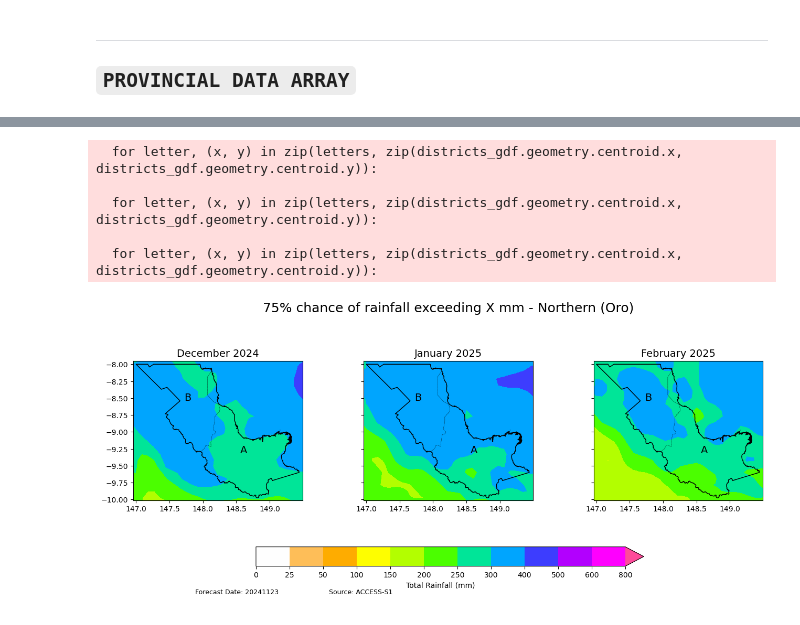
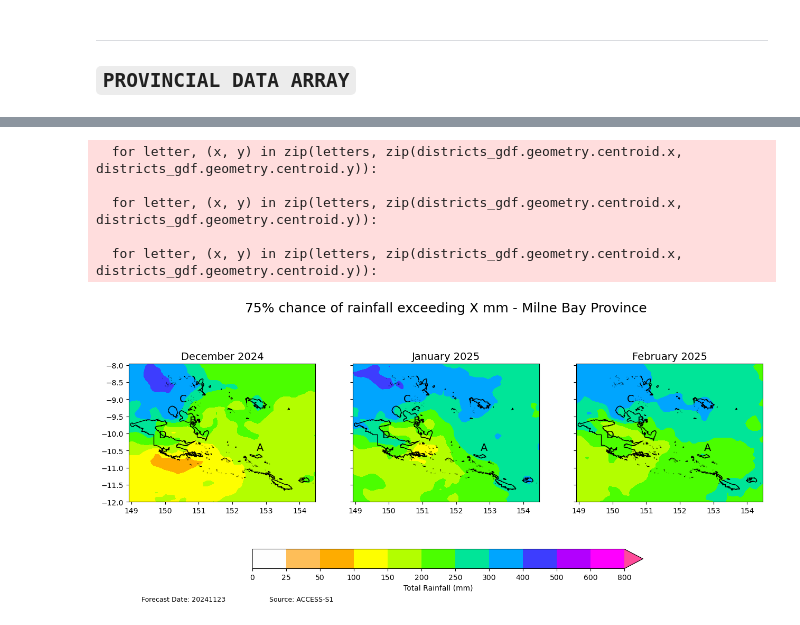
Before and after one commit to nytes75/Seasonal-Farming-Advisory, a Jupyter notebook: main.ipynb, the cells around one changed output, grey strips where cells are left out. Drawn from its saved outputs; the diff is of its cells as text; code cells hidden in the pictures.

Commit message:
all province, except NCD

```diff
--- a/main.ipynb
+++ b/main.ipynb
@@ -392,12 +522,12 @@ plot_multiple_months(access_mon_tr, start_month_idx, tercile_idx, province=provi
 # %%
-plot_exceedance_maps(access_mon_ex, start_month_idx, province=province['Oro'])
+plot_exceedance_maps(access_mon_ex, start_month_idx, province=province['Milne Bay'])
 # %% [output]
   for letter, (x, y) in zip(letters, zip(districts_gdf.geometry.centroid.x, districts_gdf.geometry.centroid.y)):
 
   for letter, (x, y) in zip(letters, zip(districts_gdf.geometry.centroid.x, districts_gdf.geometry.centroid.y)):
 
   for letter, (x, y) in zip(letters, zip(districts_gdf.geometry.centroid.x, districts_gdf.geometry.centroid.y)):
-[figure, old version]
+[figure, new version]
 # %%
 import pandas as pd
 from shapely.geometry import Point
```
Also changed, not shown: parts of 2 cells of this notebook.
